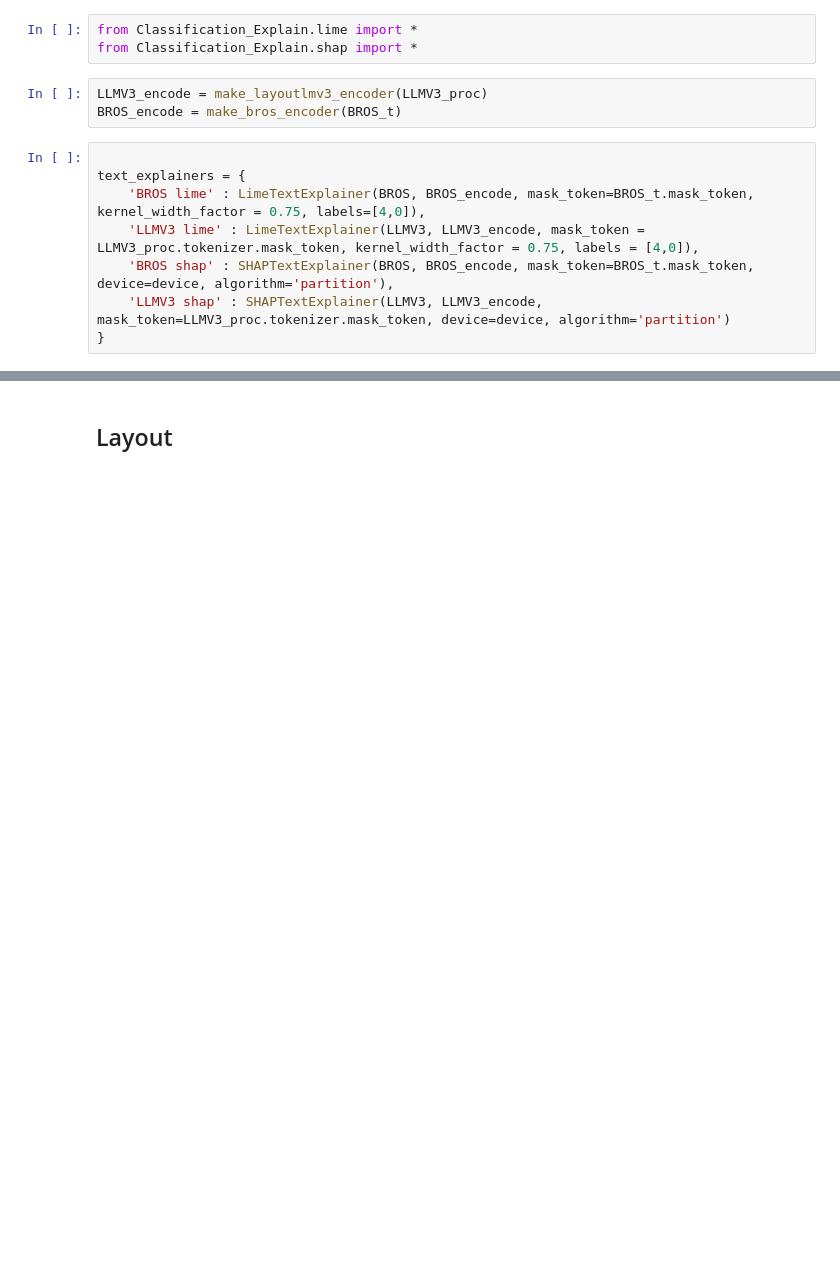
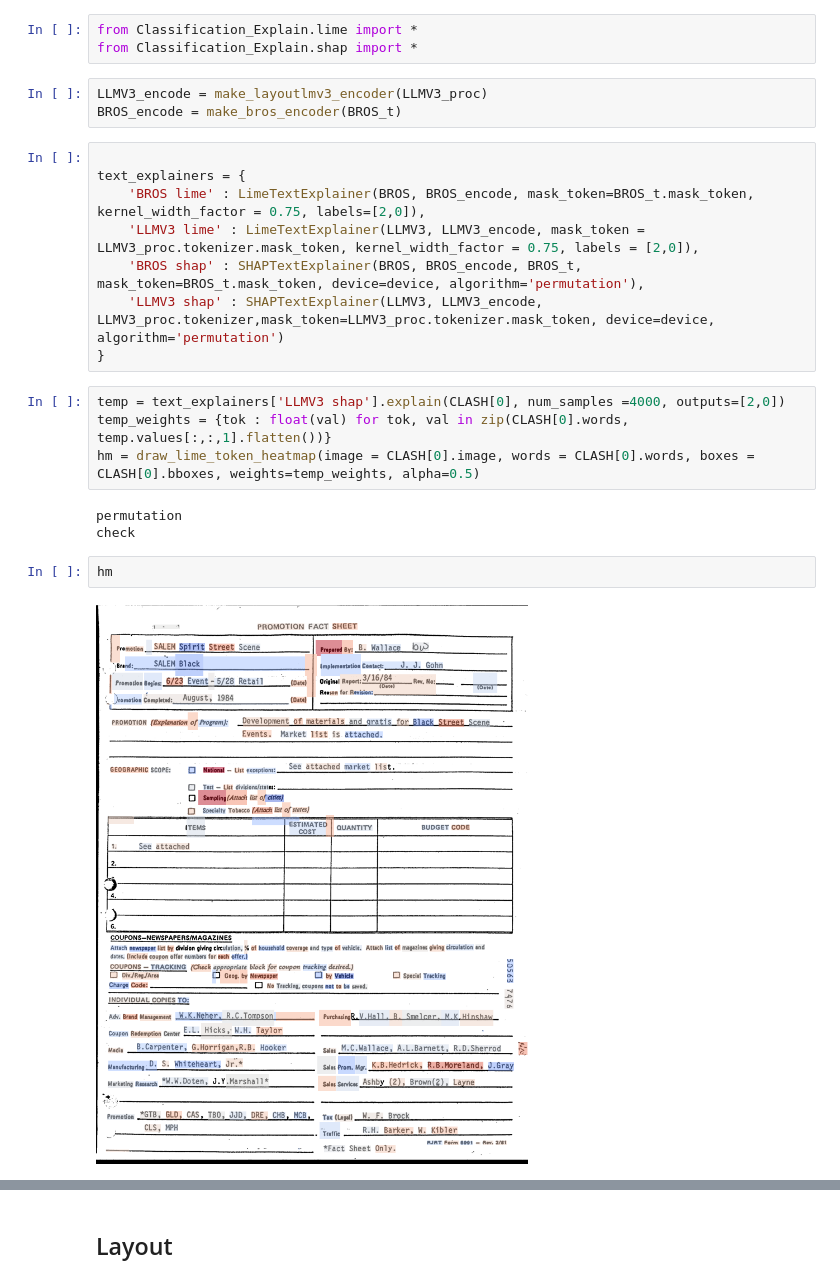
Before and after one commit to adamserag1/Interpretability-for-VRDU-models, a Jupyter notebook: experiments/THESES-DocClas-Local-LLMV3.ipynb, the cells around one changed output, grey strips where cells are left out. Saved outputs shown, nothing was run; the diff lists cells and outputs as text; blank space fills up the shorter version.

```diff
--- a/experiments/THESES-DocClas-Local-LLMV3.ipynb
+++ b/experiments/THESES-DocClas-Local-LLMV3.ipynb
@@ -251,10 +250,21 @@ BROS_encode = make_bros_encoder(BROS_t)
 # %%
 
 text_explainers = {
-    'BROS lime' : LimeTextExplainer(BROS, BROS_encode, mask_token=BROS_t.mask_token, kernel_width_factor = 0.75, labels=[4,0]),
-    'LLMV3 lime' : LimeTextExplainer(LLMV3, LLMV3_encode, mask_token = LLMV3_proc.tokenizer.mask_token, kernel_width_factor = 0.75, labels = [4,0]),
-    'BROS shap' : SHAPTextExplainer(BROS, BROS_encode, mask_token=BROS_t.mask_token, device=device, algorithm='partition'),
-    'LLMV3 shap' : SHAPTextExplainer(LLMV3, LLMV3_encode, mask_token=LLMV3_proc.tokenizer.mask_token, device=device, algorithm='partition')
+    'BROS lime' : LimeTextExplainer(BROS, BROS_encode, mask_token=BROS_t.mask_token, kernel_width_factor = 0.75, labels=[2,0]),
+    'LLMV3 lime' : LimeTextExplainer(LLMV3, LLMV3_encode, mask_token = LLMV3_proc.tokenizer.mask_token, kernel_width_factor = 0.75, labels = [2,0]),
+    'BROS shap' : SHAPTextExplainer(BROS, BROS_encode, BROS_t, mask_token=BROS_t.mask_token, device=device, algorithm='permutation'),
+    'LLMV3 shap' : SHAPTextExplainer(LLMV3, LLMV3_encode, LLMV3_proc.tokenizer,mask_token=LLMV3_proc.tokenizer.mask_token, device=device, algorithm='permutation')
 }
+# %%
+temp = text_explainers['LLMV3 shap'].explain(CLASH[0], num_samples =4000, outputs=[2,0])
+temp_weights = {tok : float(val) for tok, val in zip(CLASH[0].words, temp.values[:,:,1].flatten())}
+hm = draw_lime_token_heatmap(image = CLASH[0].image, words = CLASH[0].words, boxes = CLASH[0].bboxes, weights=temp_weights, alpha=0.5)
+# %% [output]
+permutation
+check
+# %%
+hm
+# %% [output]
+[figure, added]
 # %%
 # RUN FOR
```
Also changed, not shown: parts of 16 cells of this notebook.
